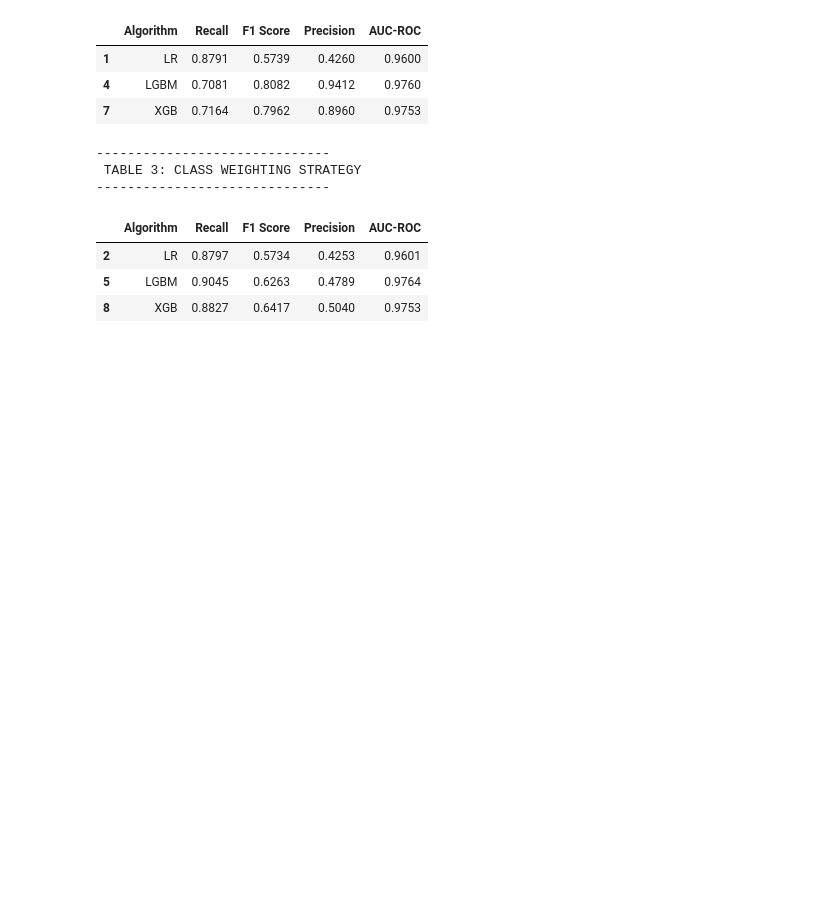
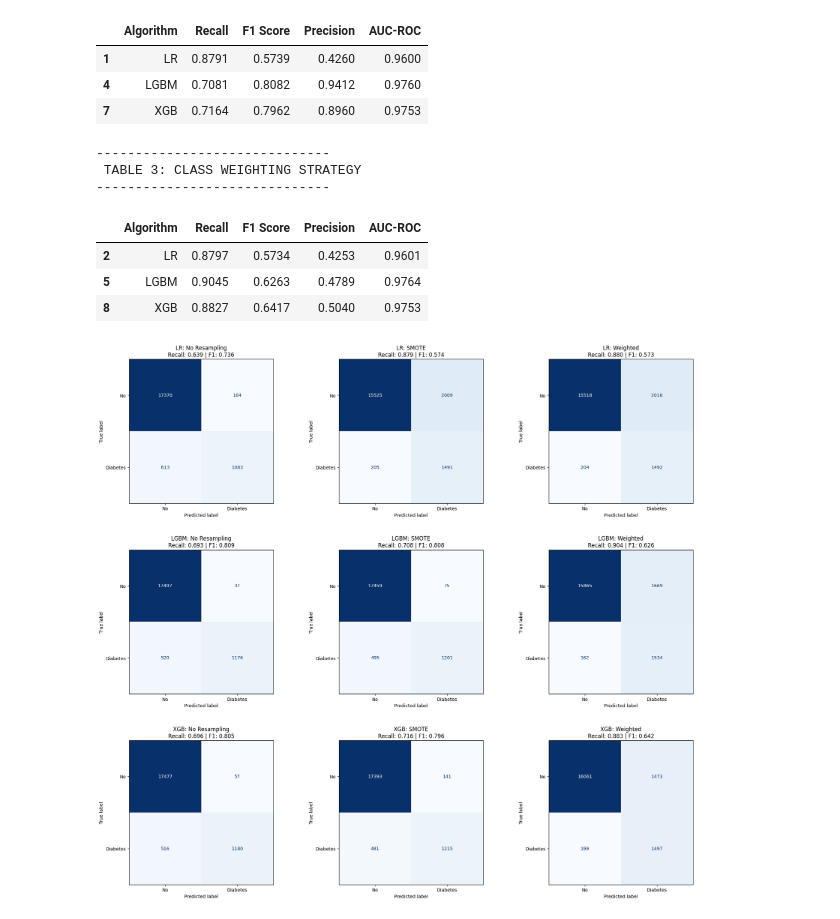
Before and after one commit to COMP3608-Intelligent-Systems-Project/Predicting-Type-2-Diabetes, a Jupyter notebook: dataset_2_experiments.ipynb, the cells around one changed output. Saved outputs shown, nothing was run; the diff lists cells and outputs as text; code cells hidden in the pictures; blank space fills up the shorter version.

Commit message:
added 9 model confusion matrix grid

```diff
--- a/dataset_2_experiments.ipynb
+++ b/dataset_2_experiments.ipynb
@@ -319,3 +319,30 @@ display(master_df[master_df['Strategy'] == 'Weighted'].drop(columns='Strategy').
 | 2 | LR | 0.8797 | 0.5734 | 0.4253 | 0.9601 |
 | 5 | LGBM | 0.9045 | 0.6263 | 0.4789 | 0.9764 |
 | 8 | XGB | 0.8827 | 0.6417 | 0.5040 | 0.9753 |
+# %%
+fig, axes = plt.subplots(3, 3, figsize=(20, 18))
+
+plot_list = [
+    (lr_raw, "LR: No Resampling"), (lr_smote, "LR: SMOTE"), (lr_weighted, "LR: Weighted"),
+    (lgbm_raw, "LGBM: No Resampling"), (lgbm_smote, "LGBM: SMOTE"), (lgbm_weighted, "LGBM: Weighted"),
+    (xgb_raw, "XGB: No Resampling"), (xgb_smote, "XGB: SMOTE"), (xgb_weighted, "XGB: Weighted")
+]
+
+for i, (model, title) in enumerate(plot_list):
+    row = i // 3
+    col = i % 3
+
+    y_pred = model.predict(X_test)
+    cm = confusion_matrix(y_test, y_pred)
+
+    disp = ConfusionMatrixDisplay(confusion_matrix=cm, display_labels=['No', 'Diabetes'])
+    disp.plot(ax=axes[row, col], cmap='Blues', colorbar=False)
+
+    rec = recall_score(y_test, y_pred)
+    f1 = f1_score(y_test, y_pred)
+    axes[row, col].set_title(f"{title}\nRecall: {rec:.3f} | F1: {f1:.3f}", fontsize=12)
+
+plt.tight_layout(pad=4.0)
+plt.show()
+# %% [output]
+[figure, added]
```
